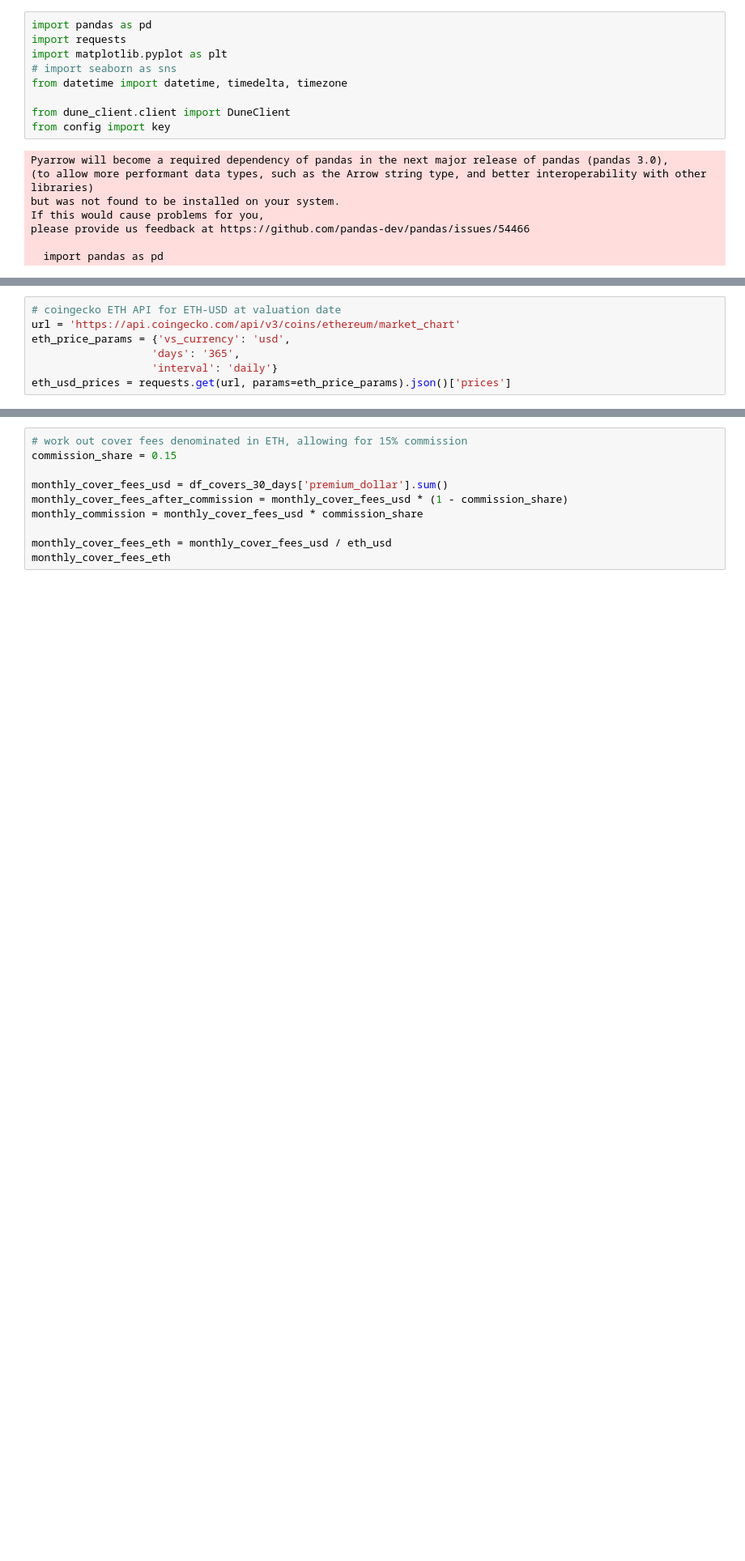
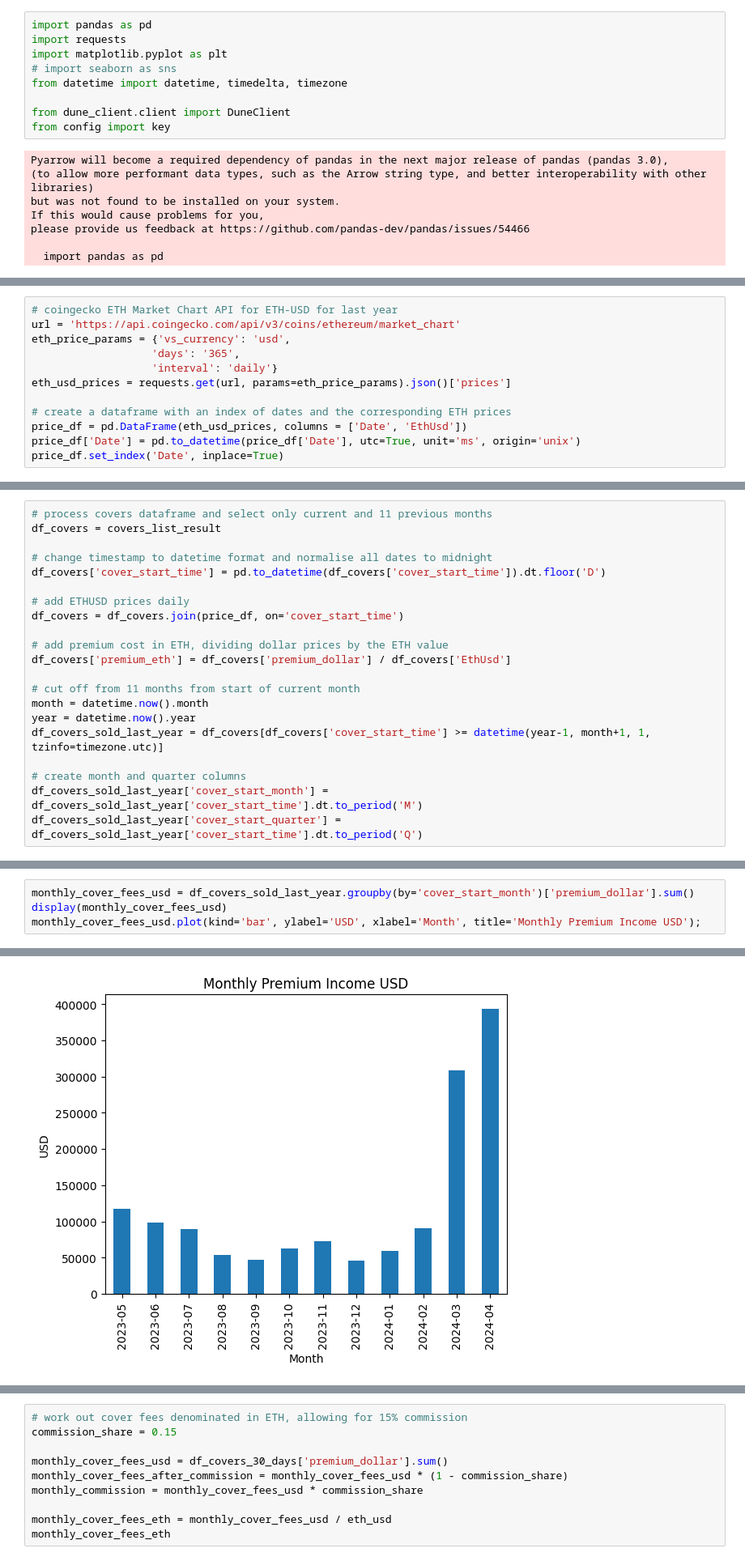
Before and after one commit to rmelbardis/InvestmentMonitoring, a Jupyter notebook: GrowthMonitoring.ipynb, the cells around one changed output, grey strips where cells are left out. Shown: that part at 81% size. Cells and saved outputs as stored; diff of their text form; blank space fills up the shorter version.

Commit message:
monthly and quarterly premium graphs

```diff
--- a/GrowthMonitoring.ipynb
+++ b/GrowthMonitoring.ipynb
@@ -36,7 +24,12 @@ valn_date_minus_30_str = valn_date_minus_30.strftime('%d-%m-%Y')
 # %%
-# coingecko ETH API for ETH-USD at valuation date
+# coingecko ETH Market Chart API for ETH-USD for last year
 url = 'https://api.coingecko.com/api/v3/coins/ethereum/market_chart'
 eth_price_params = {'vs_currency': 'usd',
                    'days': '365',
                    'interval': 'daily'}
 eth_usd_prices = requests.get(url, params=eth_price_params).json()['prices']
+
+# create a dataframe with an index of dates and the corresponding ETH prices
+price_df = pd.DataFrame(eth_usd_prices, columns = ['Date', 'EthUsd'])
+price_df['Date'] = pd.to_datetime(price_df['Date'], utc=True, unit='ms', origin='unix')
+price_df.set_index('Date', inplace=True)
@@ -88 +38,22 @@ requests.get(url, params=eth_price_params).json()
+# %%
+# process covers dataframe and select only current and 11 previous months
+df_covers = covers_list_result
+
+# change timestamp to datetime format and normalise all dates to midnight
+df_covers['cover_start_time'] = pd.to_datetime(df_covers['cover_start_time']).dt.floor('D')
+
+# add ETHUSD prices daily
+df_covers = df_covers.join(price_df, on='cover_start_time')
+
+# add premium cost in ETH, dividing dollar prices by the ETH value
+df_covers['premium_eth'] = df_covers['premium_dollar'] / df_covers['EthUsd']
+
+# cut off from 11 months from start of current month
+month = datetime.now().month
+year = datetime.now().year
+df_covers_sold_last_year = df_covers[df_covers['cover_start_time'] >= datetime(year-1, month+1, 1, tzinfo=timezone.utc)]
+
+# create month and quarter columns
+df_covers_sold_last_year['cover_start_month'] = df_covers_sold_last_year['cover_start_time'].dt.to_period('M')
+df_covers_sold_last_year['cover_start_quarter'] = df_covers_sold_last_year['cover_start_time'].dt.to_period('Q')
 # %% [markdown]
@@ -110,0 +63,5 @@ Name: premium_native, Length: 116, dtype: float64
+# %%
+monthly_cover_fees_usd = df_covers_sold_last_year.groupby(by='cover_start_month')['premium_dollar'].sum()
+display(monthly_cover_fees_usd)
+monthly_cover_fees_usd.plot(kind='bar', ylabel='USD', xlabel='Month', title='Monthly Premium Income USD');
+# %% [output]
@@ -110,0 +82 @@ Name: premium_native, Length: 116, dtype: float64
+[figure, added]
```
Also changed, not shown: parts of 16 cells of this notebook.
